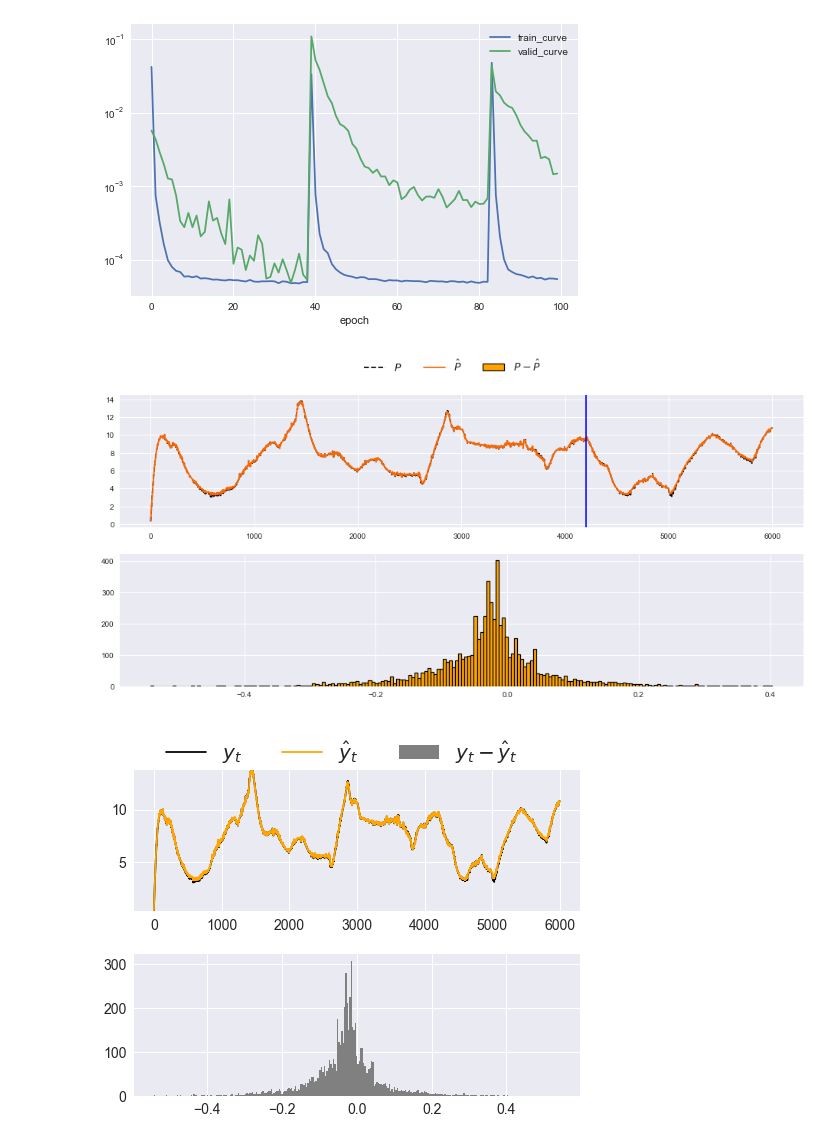
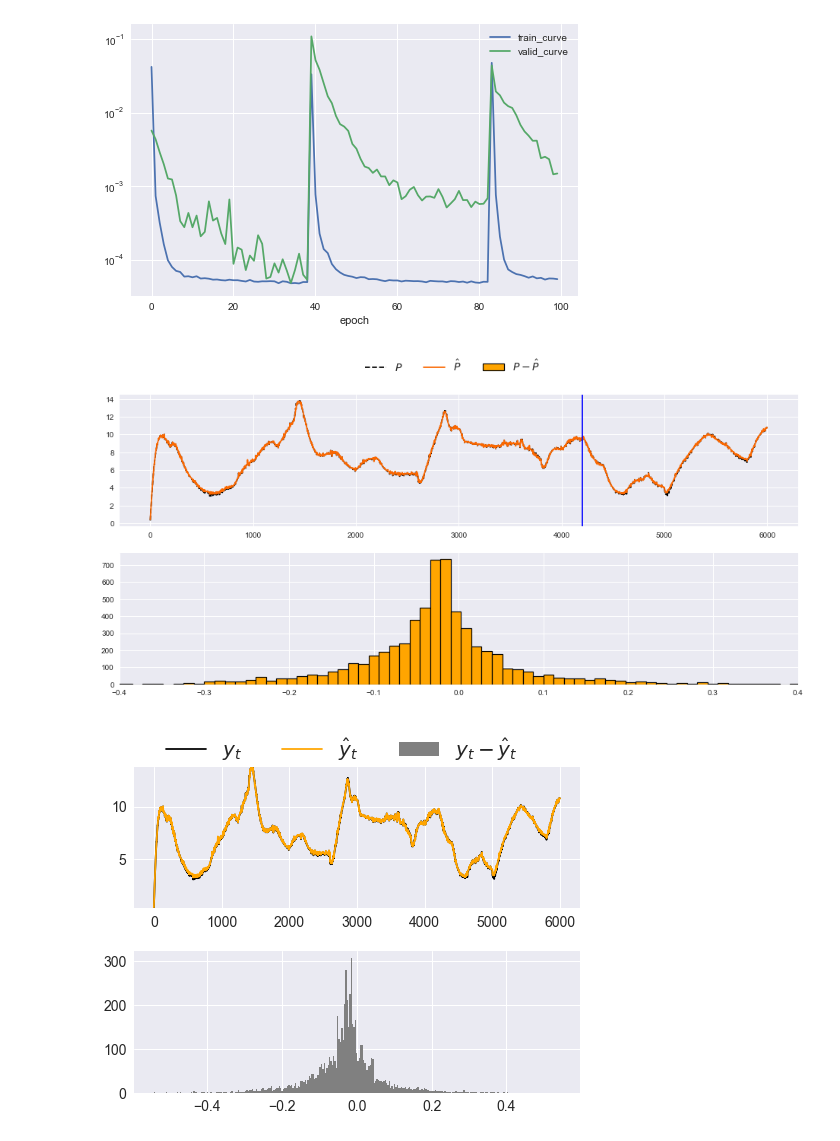
Before and after one commit to v195047/IC_rascunhos, a Jupyter notebook: #04 - ANFIS.ipynb, the cells around one changed output. Cells and saved outputs as stored; diff of their text form; code cells hidden in the pictures.

```diff
--- a/#04 - ANFIS.ipynb
+++ b/#04 - ANFIS.ipynb
@@ -184,15 +184,16 @@ plottingtools.plt_learningcurves(history)
 # %%
 fig, (ax1, ax2) = plt.subplots(2,1,figsize=(16,7))
 ax1.plot(Y_real, label='$P$', c='k', linestyle='--')
 ax1.plot(Y_Predito, label='$\hat P$', c='#FA6700', linestyle='-')
 ax1.axvline(int(f_treino*len(D)), c='b')
 
-ax2.hist(Y_real-Y_Predito, bins=200, label='$P - \hat{P}$', edgecolor='black', lw=1.2, color='orange')
+ax2.hist(Y_real-Y_Predito, bins="sqrt", label='$P - \hat{P}$', edgecolor='black', lw=1.2, color='orange')
+ax2.set_xbound([-0.4, 0.4])
 
 fig.legend(loc="upper center", ncol=3, fontsize=14);
 plt.savefig("Imagens/resultadoANFIS.jpg", format='jpg', dpi=500, bbox_inches="tight")
 # %% [output]
-[figure, old version]
+[figure, new version]
 # %%
 import pickle
 pickle.dump(modelo, open("modelos/ANFIS.p", "wb"))
```
Also changed, not shown: parts of 1 cell of this notebook, 1 other file.
